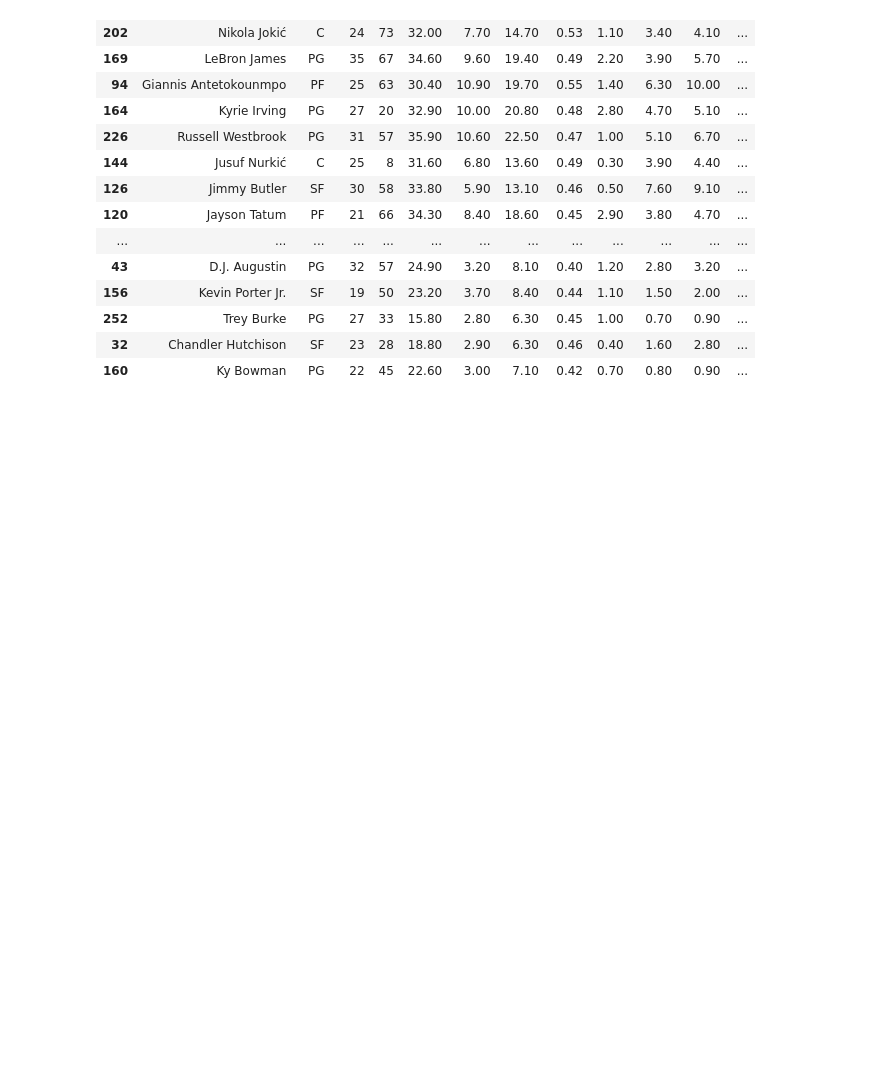
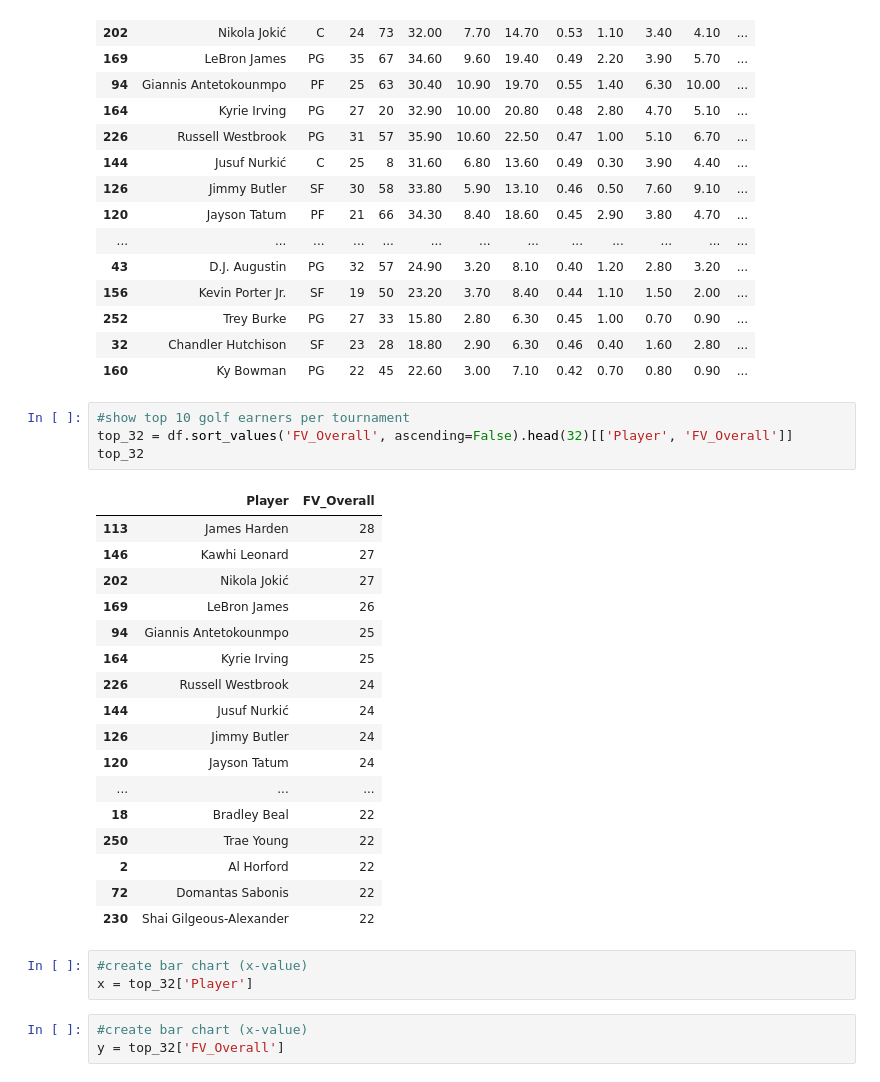
Before and after one commit to KenHoffman95/Fantasy-Basketball-Preseason-Analysis-2020, a Jupyter notebook: Data Cleaning, Feature Engineering and EDA Pt. 2.ipynb, the cells around one changed output. Drawn from its saved outputs; the diff is of its cells as text; blank space fills up the shorter version.

```diff
--- a/Data Cleaning, Feature Engineering and EDA Pt. 2.ipynb
+++ b/Data Cleaning, Feature Engineering and EDA Pt. 2.ipynb
@@ -979,3 +979,31 @@ df.sort_values(by = 'FV_Overall', ascending=False)
 | 252 | Trey Burke | PG | 27 | 33 | 15.80 | 2.80 | 6.30 | 0.45 | 1.00 | 0.70 | 0.90 | ... |
 | 32 | Chandler Hutchison | SF | 23 | 28 | 18.80 | 2.90 | 6.30 | 0.46 | 0.40 | 1.60 | 2.80 | ... |
 | 160 | Ky Bowman | PG | 22 | 45 | 22.60 | 3.00 | 7.10 | 0.42 | 0.70 | 0.80 | 0.90 | ... |
+# %%
+#show top 10 golf earners per tournament
+top_32 = df.sort_values('FV_Overall', ascending=False).head(32)[['Player', 'FV_Overall']]
+top_32
+# %% [output]
+|  | Player | FV_Overall |
+| 113 | James Harden | 28 |
+| 146 | Kawhi Leonard | 27 |
+| 202 | Nikola Jokić | 27 |
+| 169 | LeBron James | 26 |
+| 94 | Giannis Antetokounmpo | 25 |
+| 164 | Kyrie Irving | 25 |
+| 226 | Russell Westbrook | 24 |
+| 144 | Jusuf Nurkić | 24 |
+| 126 | Jimmy Butler | 24 |
+| 120 | Jayson Tatum | 24 |
+| ... | ... | ... |
+| 18 | Bradley Beal | 22 |
+| 250 | Trae Young | 22 |
+| 2 | Al Horford | 22 |
+| 72 | Domantas Sabonis | 22 |
+| 230 | Shai Gilgeous-Alexander | 22 |
+# %%
+#create bar chart (x-value)
+x = top_32['Player']
+# %%
+#create bar chart (x-value)
+y = top_32['FV_Overall']
```
Also changed, not shown: parts of 2 cells of this notebook.
